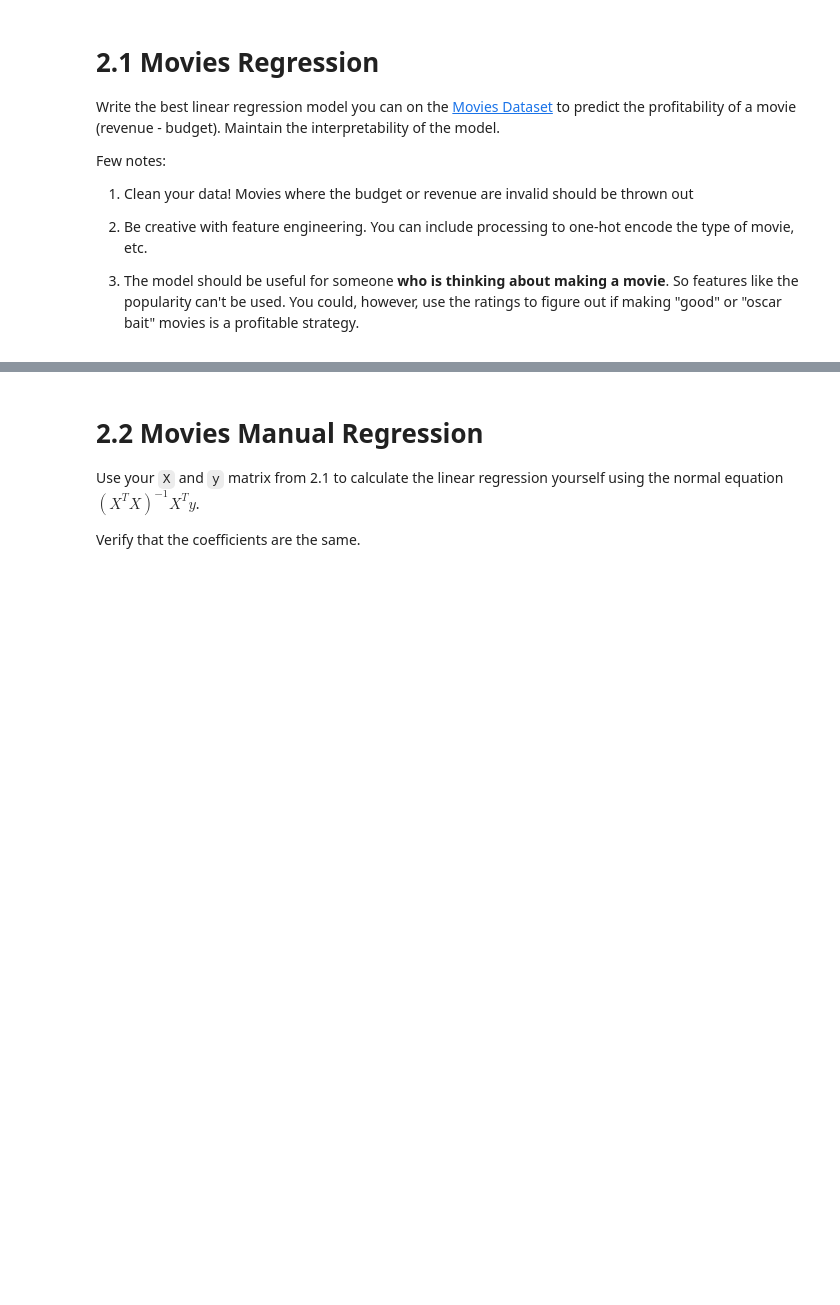
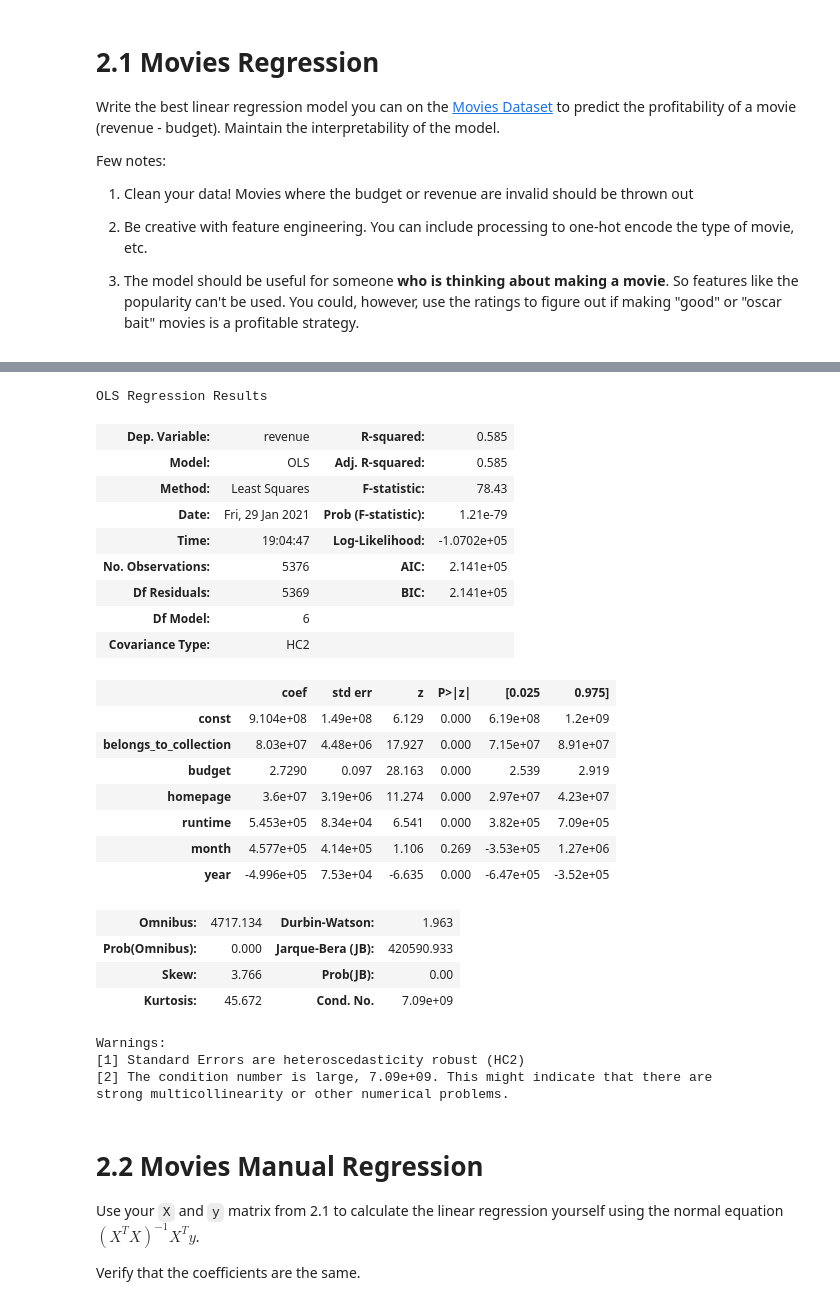
Before and after one commit to cb-ds-1/3-5-optimization, a Jupyter notebook: Workshop_ Maximum likelihood.ipynb, the cells around one changed output, grey strips where cells are left out. Cells and saved outputs as stored; diff of their text form; code cells hidden in the pictures; blank space fills up the shorter version.

```diff
--- a/Workshop_ Maximum likelihood.ipynb
+++ b/Workshop_ Maximum likelihood.ipynb
@@ -47,0 +129,21 @@ Few notes:
+# %%
+# drop columns non numerical columns (for now)
+df = df.drop(columns=['genres', 'production_companies', 'production_countries', 'spoken_languages'])
+df = df.drop(columns=['original_language'])
+
+#json_features = ['genres', 'production_companies', 'production_countries', 'spoken_languages']
+if 'json_featuresif' in locals():
+    for f in json_features:
+        df[f] = (df[f]
+            .apply(eval)
+            .apply(lambda row : [d['name'] for d in row])
+            .astype(str)
+            .apply(eval)
+            )
+
+    for f in json_features:
+        df = df.join(pd.get_dummies(df[f].apply(pd.Series), prefix=f, prefix_sep="_", drop_first=True)).drop(columns=[f])
+# %%
+# drop column containing only zeros
+df = df.drop(columns=['adult', 'video'])
+df.sum()
@@ -47,0 +159,33 @@ Few notes:
+# %%
+y = df['revenue']
+X = df.drop(columns='revenue')
+
+est = sm.OLS(y, sm.add_constant(X)).fit(cov_type='HC2')
+est.summary()
+# %% [output]
+OLS Regression Results
+| Dep. Variable: | revenue | R-squared: | 0.585 |
+| Model: | OLS | Adj. R-squared: | 0.585 |
+| Method: | Least Squares | F-statistic: | 78.43 |
+| Date: | Fri, 29 Jan 2021 | Prob (F-statistic): | 1.21e-79 |
+| Time: | 19:04:47 | Log-Likelihood: | -1.0702e+05 |
+| No. Observations: | 5376 | AIC: | 2.141e+05 |
+| Df Residuals: | 5369 | BIC: | 2.141e+05 |
+| Df Model: | 6 |  |  |
+| Covariance Type: | HC2 |  |  |
+|  | coef | std err | z | P>|z| | [0.025 | 0.975] |
+| const | 9.104e+08 | 1.49e+08 | 6.129 | 0.000 | 6.19e+08 | 1.2e+09 |
+| belongs_to_collection | 8.03e+07 | 4.48e+06 | 17.927 | 0.000 | 7.15e+07 | 8.91e+07 |
+| budget | 2.7290 | 0.097 | 28.163 | 0.000 | 2.539 | 2.919 |
+| homepage | 3.6e+07 | 3.19e+06 | 11.274 | 0.000 | 2.97e+07 | 4.23e+07 |
+| runtime | 5.453e+05 | 8.34e+04 | 6.541 | 0.000 | 3.82e+05 | 7.09e+05 |
+| month | 4.577e+05 | 4.14e+05 | 1.106 | 0.269 | -3.53e+05 | 1.27e+06 |
+| year | -4.996e+05 | 7.53e+04 | -6.635 | 0.000 | -6.47e+05 | -3.52e+05 |
+| Omnibus: | 4717.134 | Durbin-Watson: | 1.963 |
+| Prob(Omnibus): | 0.000 | Jarque-Bera (JB): | 420590.933 |
+| Skew: | 3.766 | Prob(JB): | 0.00 |
+| Kurtosis: | 45.672 | Cond. No. | 7.09e+09 |
+Warnings:
+[1] Standard Errors are heteroscedasticity robust (HC2)
+[2] The condition number is large, 7.09e+09. This might indicate that there are
+strong multicollinearity or other numerical problems.
```
Also changed, not shown: parts of 15 cells of this notebook, 1 other file.
